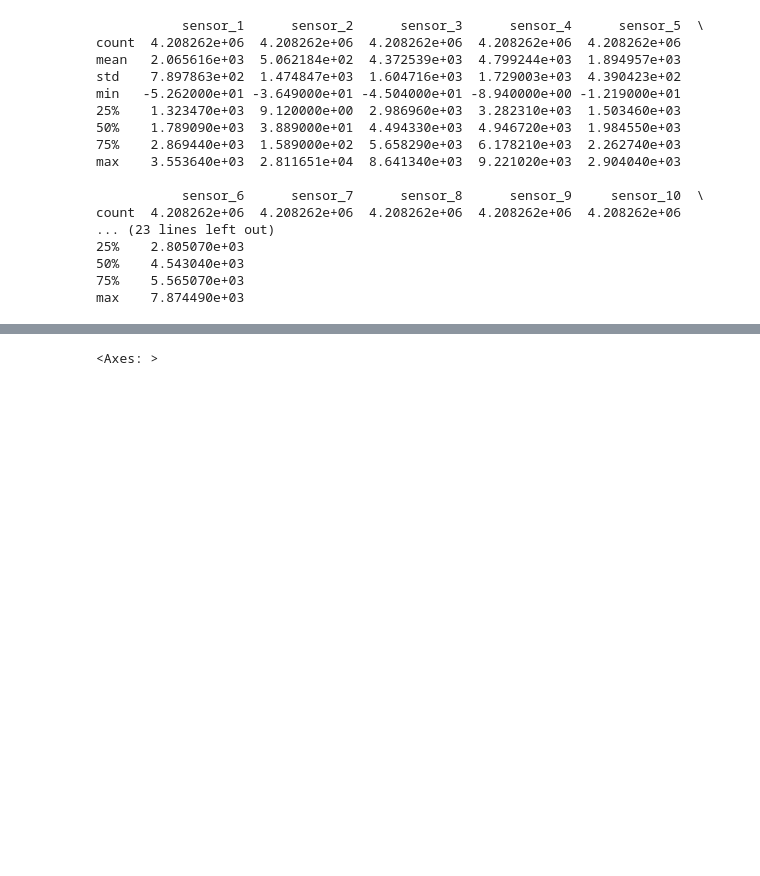
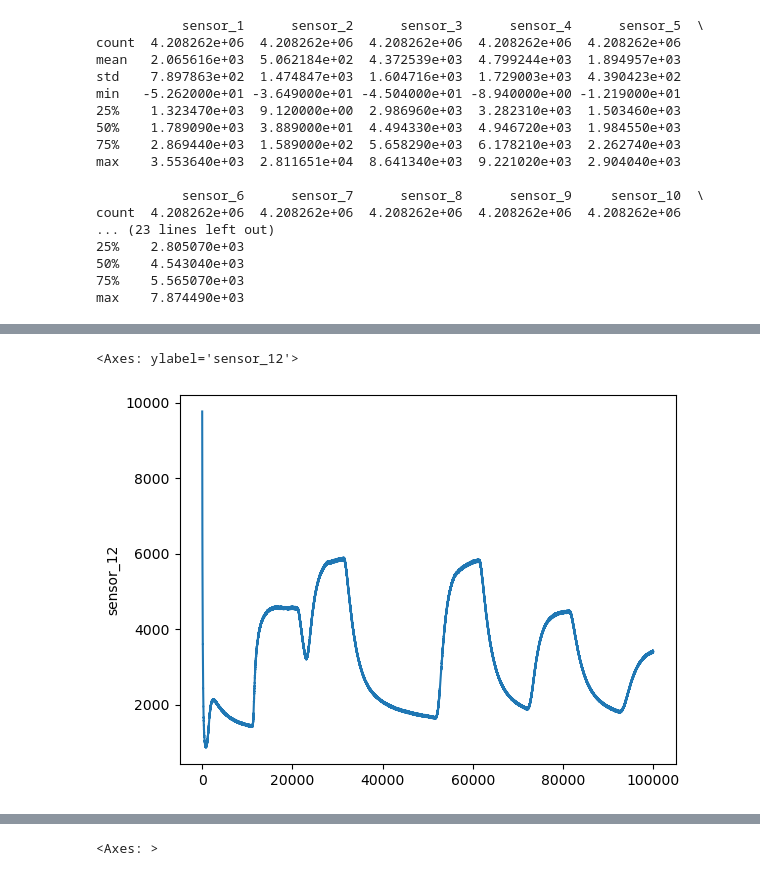
Before and after one commit to asu-cactus/DeepMapping-TS, a Jupyter notebook: notebooks/analyze.ipynb, the cells around one changed output, grey strips where cells are left out. Saved outputs shown, nothing was run; the diff lists cells and outputs as text; code cells hidden in the pictures; blank space fills up the shorter version.

```diff
--- a/notebooks/analyze.ipynb
+++ b/notebooks/analyze.ipynb
@@ -62,3 +62,8 @@ sns.lineplot(data=df["sensor_3"][140:150])
+# %%
+sns.lineplot(data=df["sensor_12"][:100000])
+# %% [output]
+<Axes: ylabel='sensor_12'>
+[figure, added]
 # %%
 df["sensor_3"].plot.hist(bins=100, alpha=0.5)
 # %% [output]
```
Also changed, not shown: parts of 2 cells of this notebook, 1 other file.
